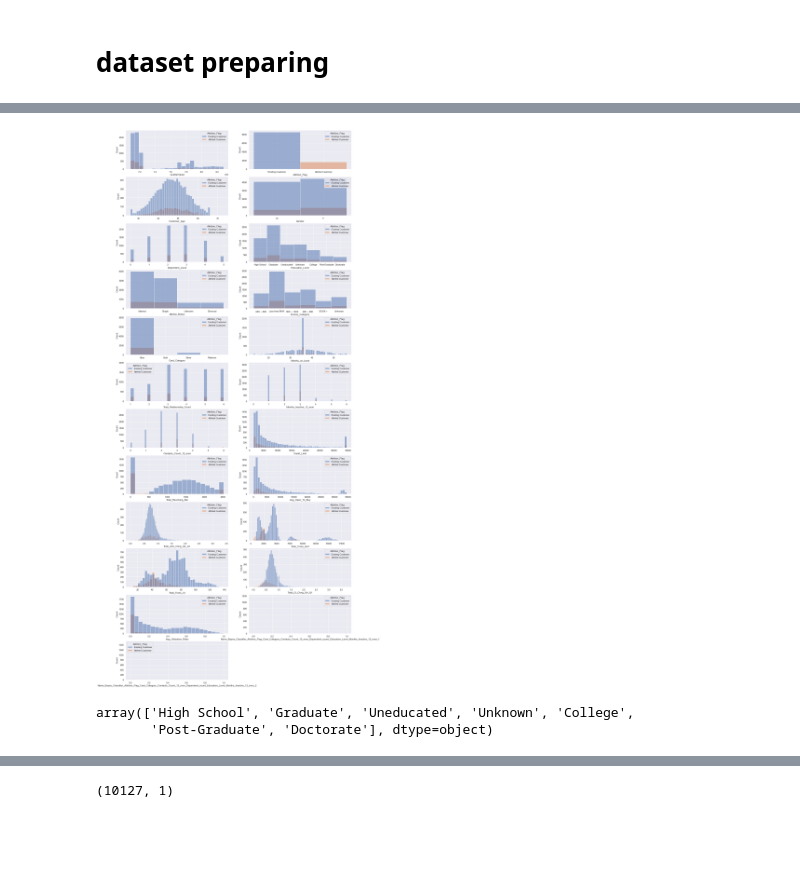
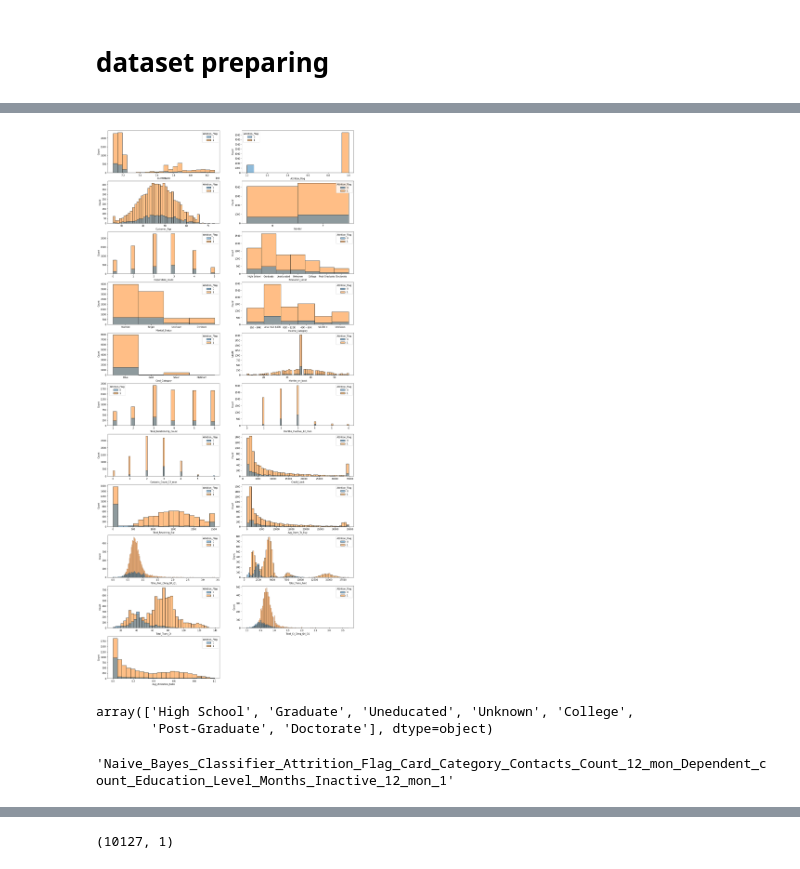
Before and after one commit to rnd4u-org/2021-knu-churn, a Jupyter notebook: classification_test-programs.ipynb, the cells around one changed output, grey strips where cells are left out. Saved outputs shown, nothing was run; the diff lists cells and outputs as text; code cells hidden in the pictures; blank space fills up the shorter version.

Commit message:
adding analyze_data function in classification_test-programs.ipynb file adding dataset_hist.png with histograms for all features in dataset

```diff
--- a/classification_test-programs.ipynb
+++ b/classification_test-programs.ipynb
@@ -19,11 +40,20 @@ Requirement already satisfied: threadpoolctl>=2.0.0 in c:\users\oleksii\appdata\
 Requirement already satisfied: scipy>=0.19.1 in c:\users\oleksii\appdata\local\programs\python\python38\lib\site-packages (from scikit-learn) (1.6.0)
 Requirement already satisfied: joblib>=0.11 in c:\users\oleksii\appdata\local\programs\python\python38\lib\site-packages (from scikit-learn) (1.0.0)
 # %%
+import matplotlib.pyplot as plt
+import matplotlib
+import seaborn as sns
 import numpy as np
 import pandas as pd
 from sklearn import neighbors, metrics
 from sklearn.model_selection import train_test_split
 from sklearn.preprocessing import LabelEncoder
 
+
 data = pd.read_csv("BankChurners.csv")
+
+# data["Attrition_Flag"] = data["Attrition_Flag"].map({"Attrited Customer": 0,
+#                                                      "Existing Customer": 1})
+Le = LabelEncoder()
+data["Attrition_Flag"] = Le.fit_transform(data["Attrition_Flag"].values)
 # %%
@@ -65,19 +192,20 @@ data.shape[1]
 # %%
-import matplotlib.pyplot as plt
-import seaborn as sns
-bins_number = data["Attrition_Flag"].unique().shape[0]
-Le = LabelEncoder()
-y = Le.fit_transform(data["Attrition_Flag"].values)
+# bins_number = data["Attrition_Flag"].unique().shape[0]
+# Le = LabelEncoder()
+# y = Le.fit_transform(data["Attrition_Flag"].values)
 # sns.set(rc={'figure.figsize':(11.7,12)})
 plt.figure(figsize=((20, 50)))
 figures_numb_in_row = 2
 for idx, feature in enumerate(data):
-    if(True):
+    if(idx < 21):
+
         plt.subplot(data.shape[1] // figures_numb_in_row + (0 if(data.shape[1] % figures_numb_in_row == 0) else 1),
                     figures_numb_in_row, idx + 1)
-        sns.histplot(x=feature, data=data, color="blue", hue="Attrition_Flag")
+        sns.histplot(x=feature,
+                     data=data[[feature, "Attrition_Flag"] if feature != "Attrition_Flag" else [feature]],
+                     color=["blue", "green"], hue="Attrition_Flag")
 # %% [output]
-[figure, old version]
+[figure, new version]
 # %%
 x = data.drop(["Attrition_Flag"], axis=1).values[0: 1000, :]
 trash_features = ["CLIENTNUM",
@@ -92,5 +220,8 @@ data["Education_Level"].unique()
 array(['High School', 'Graduate', 'Uneducated', 'Unknown', 'College',
        'Post-Graduate', 'Doctorate'], dtype=object)
 # %%
-x_set, y_set = get_unique(x, y)
+# x_set, y_set = get_unique(x, y)
+data.columns[21]
+# %% [output]
+'Naive_Bayes_Classifier_Attrition_Flag_Card_Category_Contacts_Count_12_mon_Dependent_count_Education_Level_Months_Inactive_12_mon_1'
 # %%
```
Also changed, not shown: parts of 7 cells of this notebook, 1 other file.
